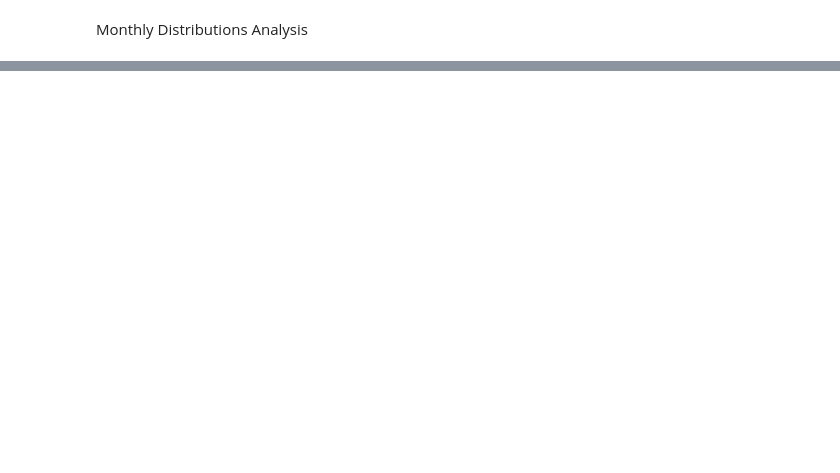
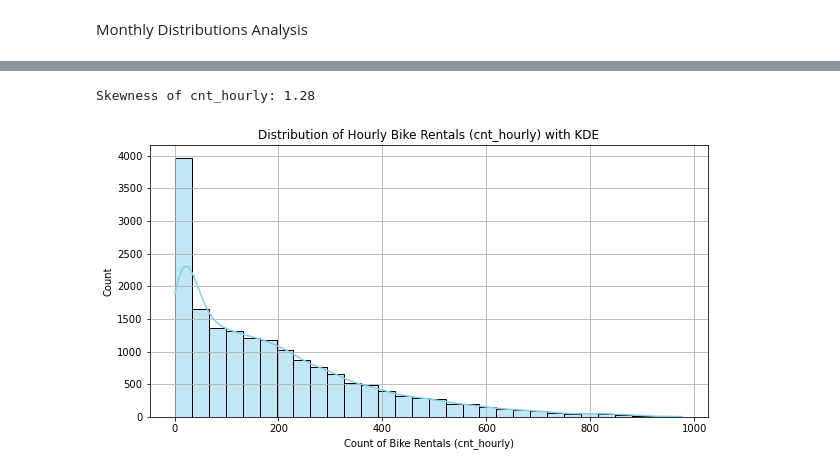
Before and after one commit to AlexandraGjorgieva/ML.ex0, a Jupyter notebook: explore_bikes.ipynb, the cells around one changed output, grey strips where cells are left out. Drawn from its saved outputs; the diff is of its cells as text; code cells hidden in the pictures; blank space fills up the shorter version.

```diff
--- a/explore_bikes.ipynb
+++ b/explore_bikes.ipynb
@@ -338,0 +362,16 @@ plt.show()
+# %%
+count_skewness = skew(merged_data_cleaned['cnt_hourly'])
+print(f"\nSkewness of cnt_hourly: {count_skewness:.2f}")
+# %% [output]
+Skewness of cnt_hourly: 1.28
+# %%
+
+plt.figure(figsize=(10, 5))
+sns.histplot(merged_data_cleaned['cnt_hourly'], bins=30, kde=True, color='skyblue')
+plt.title('Distribution of Hourly Bike Rentals (cnt_hourly) with KDE')
+plt.xlabel('Count of Bike Rentals (cnt_hourly)')
+plt.ylabel('Count')
+plt.grid(True)
+plt.show()
+# %% [output]
+[figure, added]
```
Also changed, not shown: parts of 20 cells of this notebook, 1 other file.
